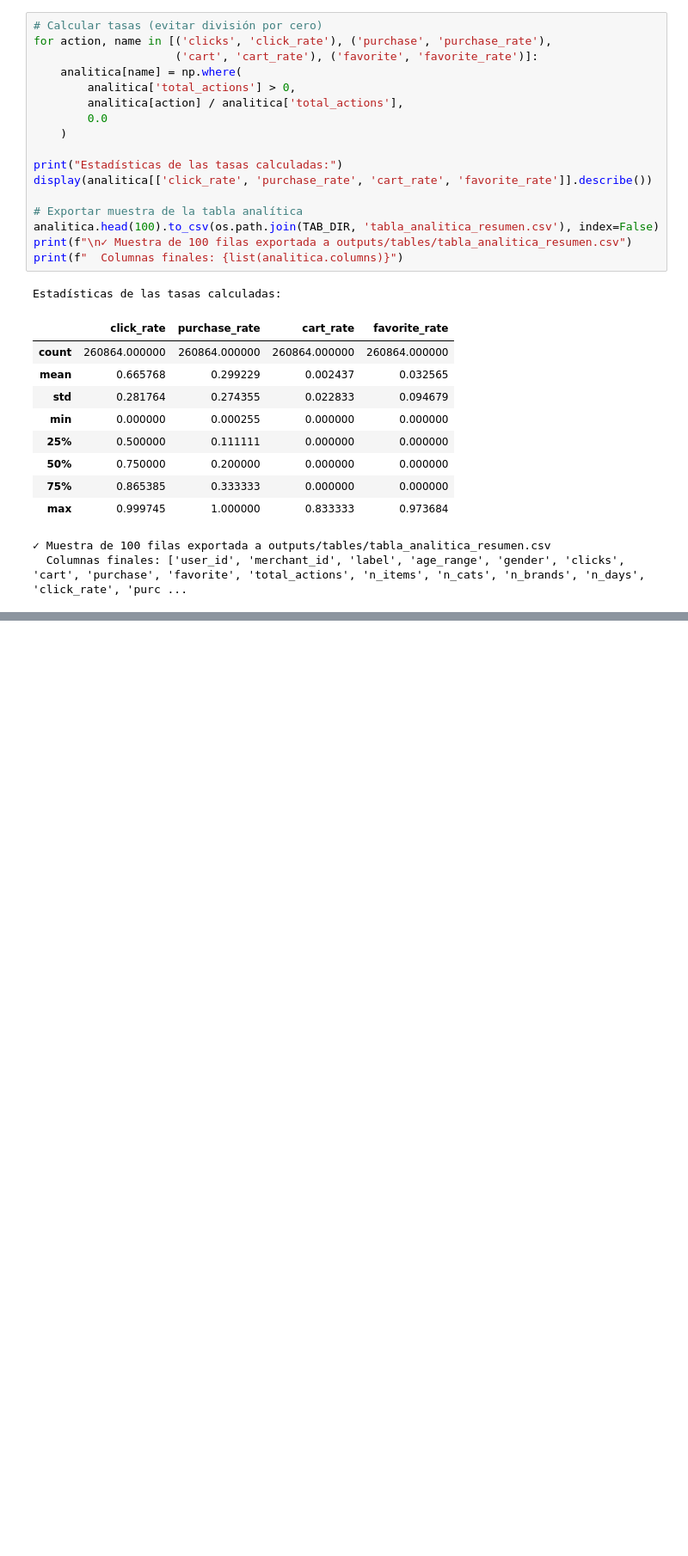
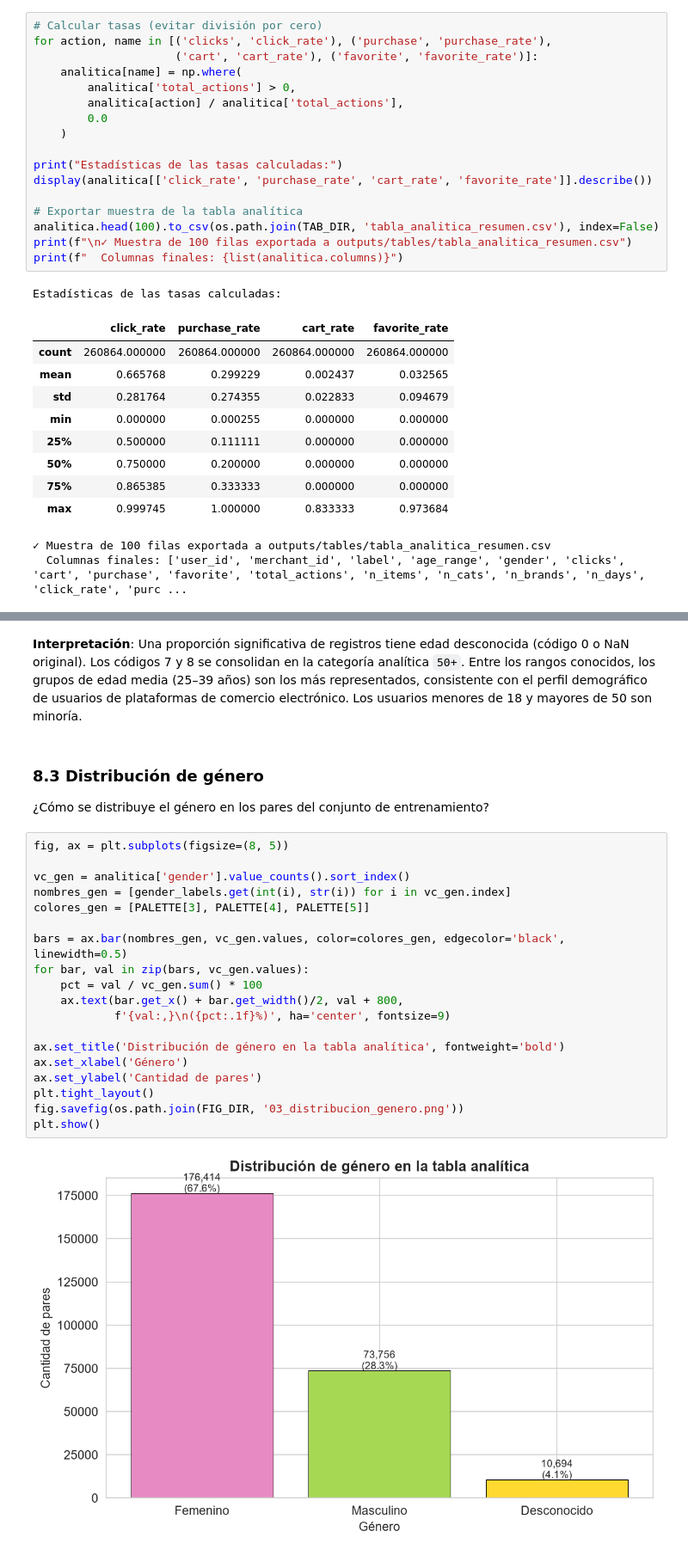
Before and after one commit to DavidDominguez-11/DS-Proyecto2, a Jupyter notebook: notebooks/proyecto2_eda.ipynb, the cells around one changed output, grey strips where cells are left out. Shown at 86% size. Drawn from its saved outputs; the diff is of its cells as text; blank space fills up the shorter version.

```diff
--- a/notebooks/proyecto2_eda.ipynb
+++ b/notebooks/proyecto2_eda.ipynb
@@ -817,0 +882,27 @@ Estadísticas de las tasas calculadas:
+# %% [markdown]
+**Interpretación**: Una proporción significativa de registros tiene edad desconocida (código 0 o NaN original). Los códigos 7 y 8 se consolidan en la categoría analítica `50+`. Entre los rangos conocidos, los grupos de edad media (25–39 años) son los más representados, consistente con el perfil demográfico de usuarios de plataformas de comercio electrónico. Los usuarios menores de 18 y mayores de 50 son minoría.
+# %% [markdown]
+### 8.3 Distribución de género
+
+¿Cómo se distribuye el género en los pares del conjunto de entrenamiento?
+# %%
+fig, ax = plt.subplots(figsize=(8, 5))
+
+vc_gen = analitica['gender'].value_counts().sort_index()
+nombres_gen = [gender_labels.get(int(i), str(i)) for i in vc_gen.index]
+colores_gen = [PALETTE[3], PALETTE[4], PALETTE[5]]
+
+bars = ax.bar(nombres_gen, vc_gen.values, color=colores_gen, edgecolor='black', linewidth=0.5)
+for bar, val in zip(bars, vc_gen.values):
+    pct = val / vc_gen.sum() * 100
+    ax.text(bar.get_x() + bar.get_width()/2, val + 800,
+            f'{val:,}\n({pct:.1f}%)', ha='center', fontsize=9)
+
+ax.set_title('Distribución de género en la tabla analítica', fontweight='bold')
+ax.set_xlabel('Género')
+ax.set_ylabel('Cantidad de pares')
+plt.tight_layout()
+fig.savefig(os.path.join(FIG_DIR, '03_distribucion_genero.png'))
+plt.show()
+# %% [output]
+[figure, added]
```
Also changed, not shown: parts of 15 cells of this notebook.
